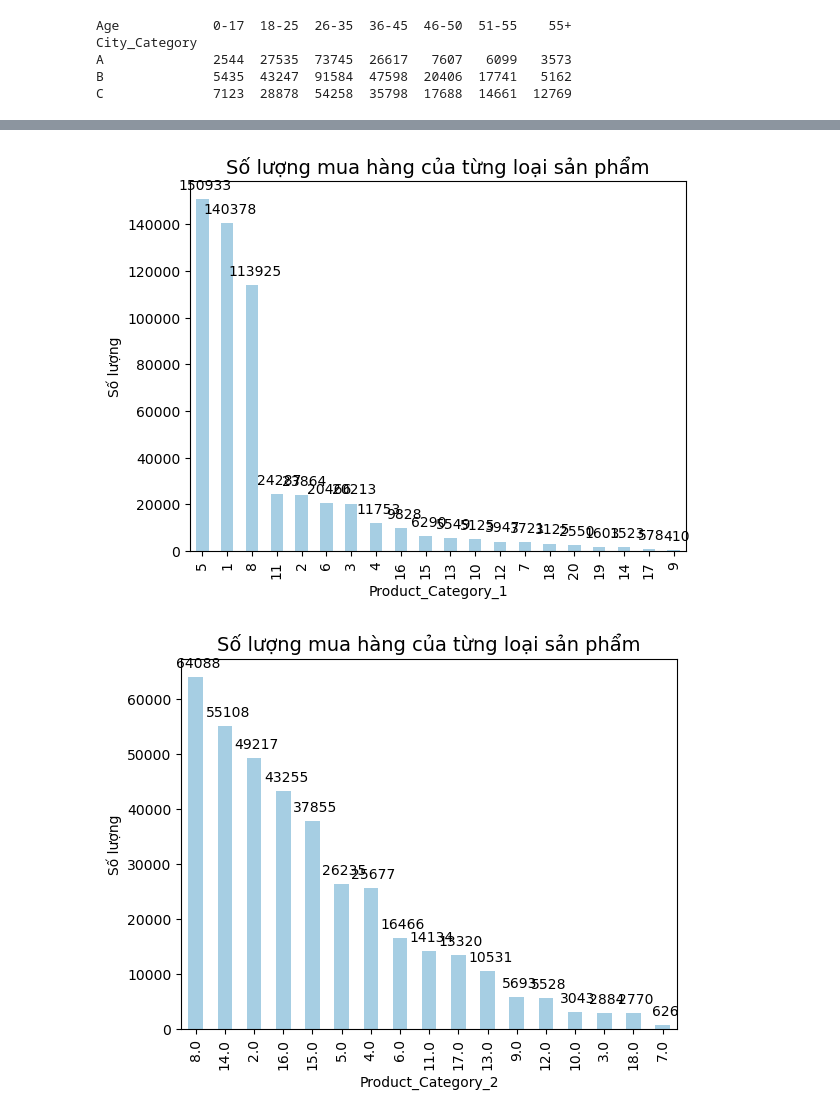
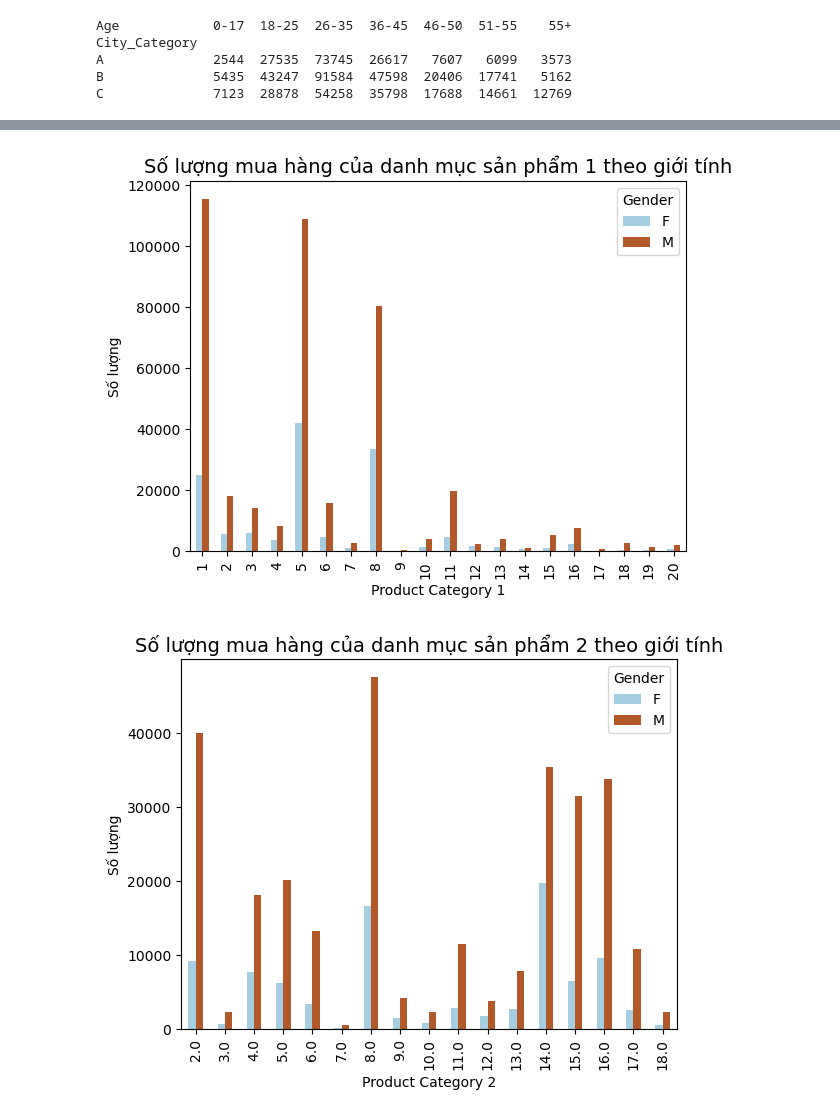
Before and after one commit to nguyenminhthuy/da-course-cybersoft, a Jupyter notebook: DA08-DAGK-NMT.ipynb, the cells around one changed output, grey strips where cells are left out. Drawn from its saved outputs; the diff is of its cells as text; code cells hidden in the pictures.

```diff
--- a/DA08-DAGK-NMT.ipynb
+++ b/DA08-DAGK-NMT.ipynb
@@ -80,0 +45,3 @@ C              7123  28878  54258  35798  17688  14661  12769
+# %%
+counts_product1_bygender = df.groupby(['Product_Category_1', 'Gender']).Product_Category_1.count().unstack()
+print(counts_product1_bygender)
@@ -141,28 +145,22 @@ Name: Product_Category_2, dtype: int64
 # %%
-ax = counts_product_cat1.plot(kind='bar',stacked = False, colormap = 'Paired')
+ax = counts_product1_bygender.plot(kind='bar',stacked = False, colormap = 'Paired')
 
-for p in ax.patches:
-        ax.annotate(np.round(p.get_height(),decimals=0).astype(np.int64),
-                    (p.get_x()+p.get_width()/2., p.get_height()), ha='center',
-                    va='center', xytext=(2, 10), textcoords='offset points')
+plt.xlabel ('Product Category 1')
+plt.ylabel ('Số lượng')
+plt.title('Số lượng mua hàng của danh mục sản phẩm 1 theo giới tính',fontsize=14)
+plt.show()
 
-plt.xlabel ('Product_Category_1')
-plt.ylabel ('Số lượng')
-plt.title('Số lượng mua hàng của từng loại sản phẩm',fontsize=14)
-plt.show()
+print('')
 # %% [output]
-[figure, old version]
+[figure, new version]
 # %%
-ax = counts_product_cat2.plot(kind='bar',stacked = False, colormap = 'Paired')
+ax = counts_product2_bygender.plot(kind='bar',stacked = False, colormap = 'Paired')
 
-for p in ax.patches:
-        ax.annotate(np.round(p.get_height(),decimals=0).astype(np.int64),
-                    (p.get_x()+p.get_width()/2., p.get_height()), ha='center',
-                    va='center', xytext=(2, 10), textcoords='offset points')
+plt.xlabel ('Product Category 2')
+plt.ylabel ('Số lượng')
+plt.title('Số lượng mua hàng của danh mục sản phẩm 2 theo giới tính',fontsize=14)
+plt.show()
 
-plt.xlabel ('Product_Category_2')
-plt.ylabel ('Số lượng')
-plt.title('Số lượng mua hàng của từng loại sản phẩm',fontsize=14)
-plt.show()
+print('')
 # %% [output]
-[figure, old version]
+[figure, new version]
```
Also changed, not shown: parts of 18 cells of this notebook.
